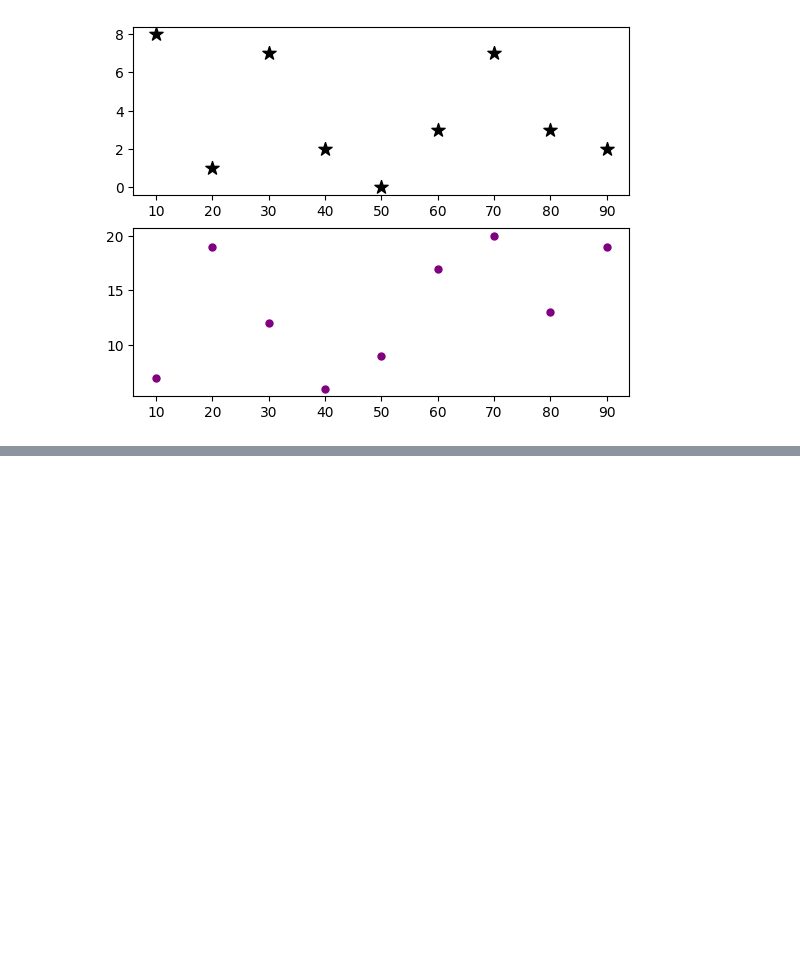
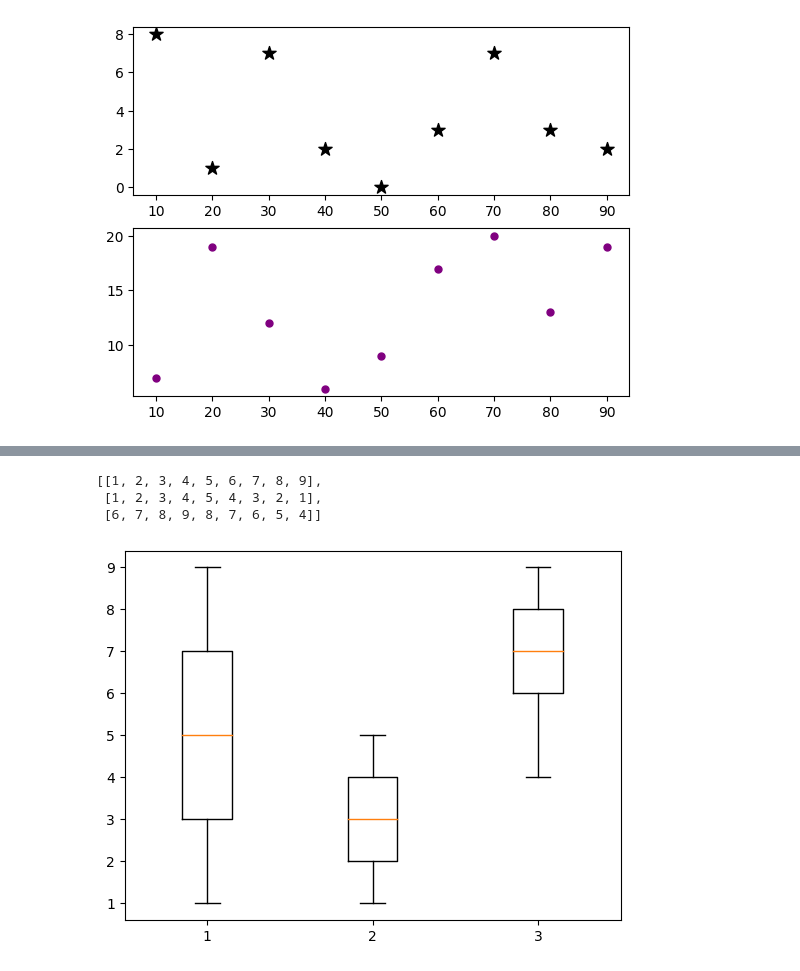
Before and after one commit to Kristina140699/Master-Data-Science-in-Python, a Jupyter notebook: Plots_in_Pandas.ipynb, the cells around one changed output, grey strips where cells are left out. Cells and saved outputs as stored; diff of their text form; code cells hidden in the pictures; blank space fills up the shorter version.

```diff
--- a/Plots_in_Pandas.ipynb
+++ b/Plots_in_Pandas.ipynb
@@ -219,0 +267,16 @@ plt.show()
+# %%
+one = [1,2,3,4,5,6,7,8,9]   #here the median = 5, maximum = 9, min = 1
+two = [1,2,3,4,5,4,3,2,1]   #here the median = 3, maximum = 5, min = 1
+three = [6,7,8,9,8,7,6,5,4] #here the median = 7, maximum = 9, min = 4
+data = list([one, two, three])
+
+data
+# %% [output]
+[[1, 2, 3, 4, 5, 6, 7, 8, 9],
+ [1, 2, 3, 4, 5, 4, 3, 2, 1],
+ [6, 7, 8, 9, 8, 7, 6, 5, 4]]
+# %%
+plt.boxplot(data)
+plt.show()
+# %% [output]
+[figure, added]
```
Also changed, not shown: parts of 13 cells of this notebook.
